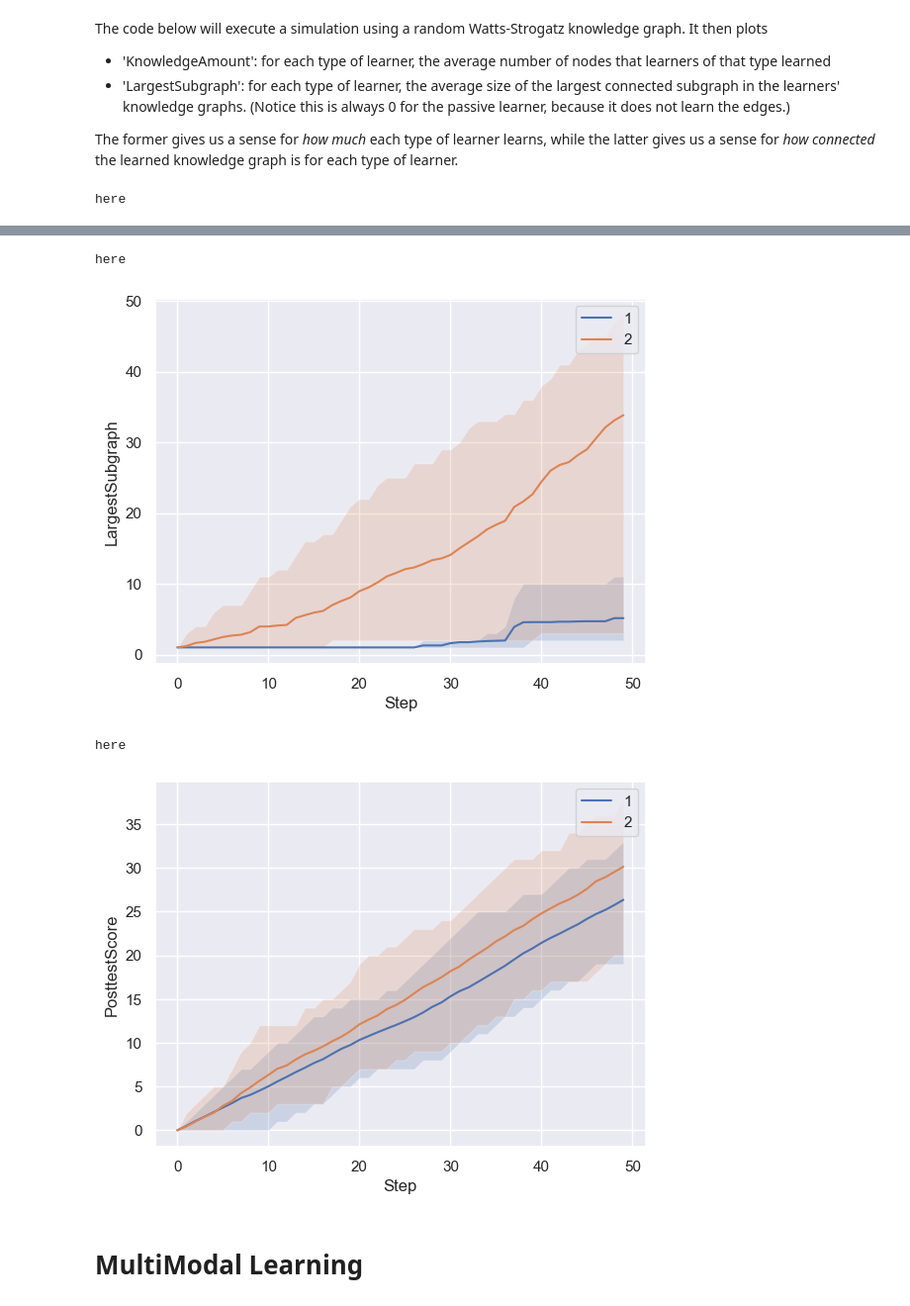
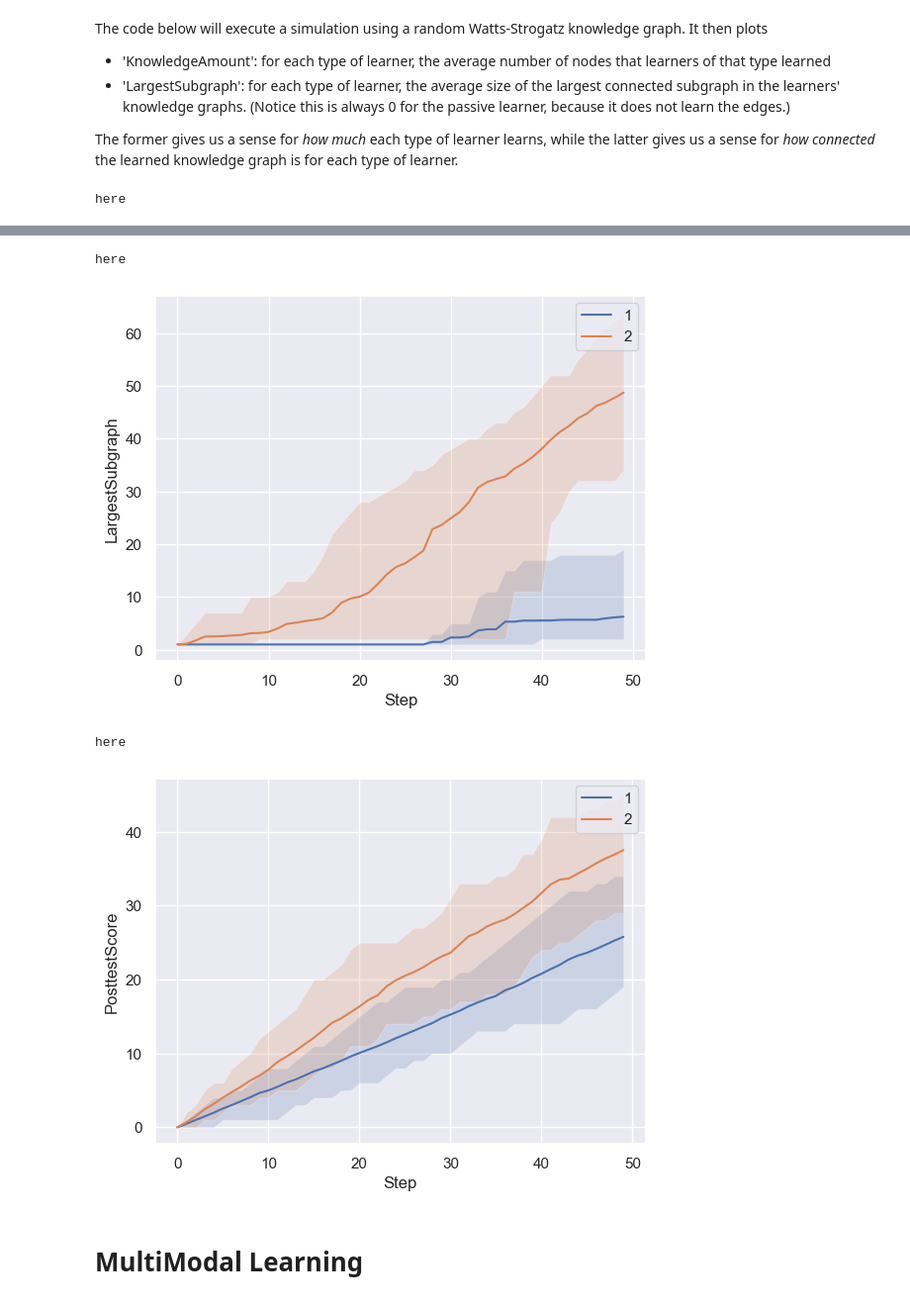
Before and after one commit to sinaris76/ABICAP, a Jupyter notebook: ABICAP.ipynb, the cells around one changed output, grey strips where cells are left out. Shown at 99% size. Cells and saved outputs as stored; diff of their text form; code cells hidden in the pictures.

```diff
--- a/ABICAP.ipynb
+++ b/ABICAP.ipynb
@@ -431,7 +431,7 @@ time_per_step_dict = {'passive': 1,
                       'constructive': 1,
                       'interactive': 1}
 # %%
-agents_type = setting_1
+agents_type = setting_default
 
 for (u, v) in knowledge_graph.edges():
   knowledge_graph.edges[u,v]['weight'] = random.uniform(0, 0.5)
@@ -448,7 +448,7 @@ here
 here
-[figure, old version]
+[figure, new version]
 here
-[figure, old version]
+[figure, new version]
 # %% [markdown]
 # MultiModal Learning
 # %% [markdown]
```
Also changed, not shown: parts of 1 cell of this notebook.
